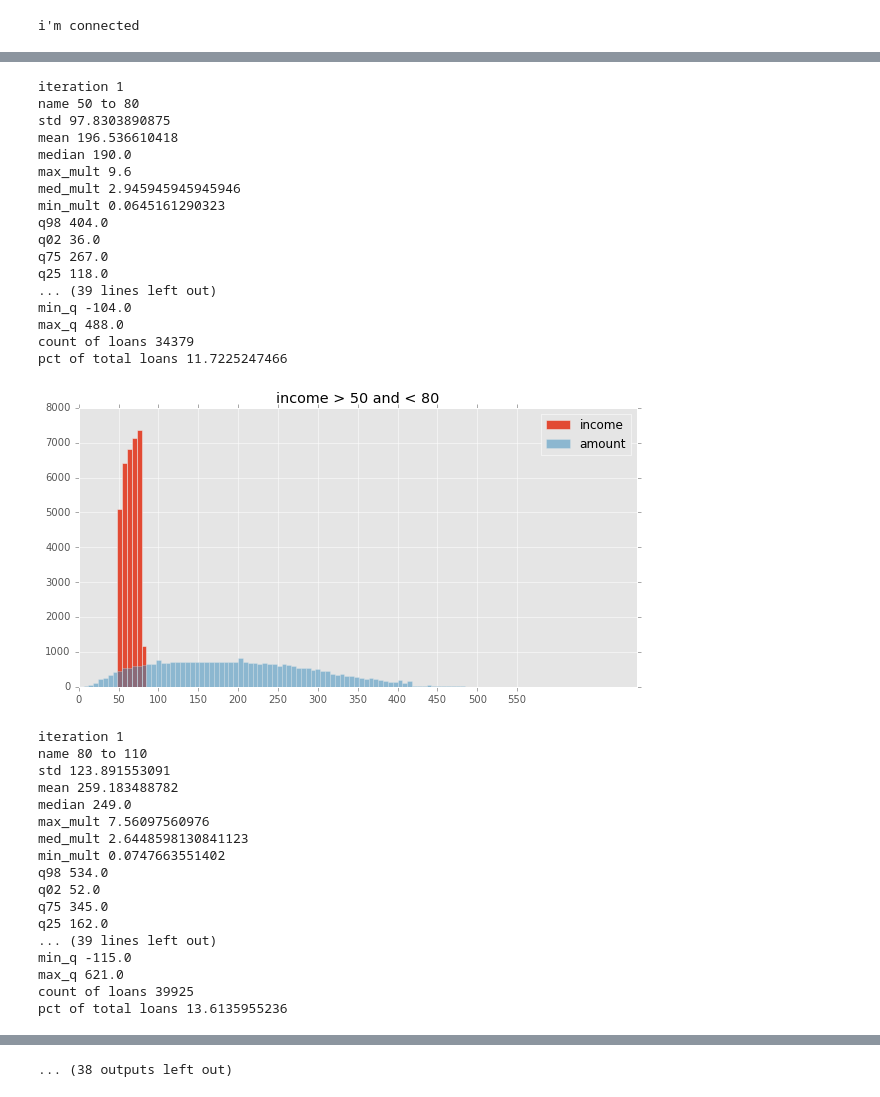
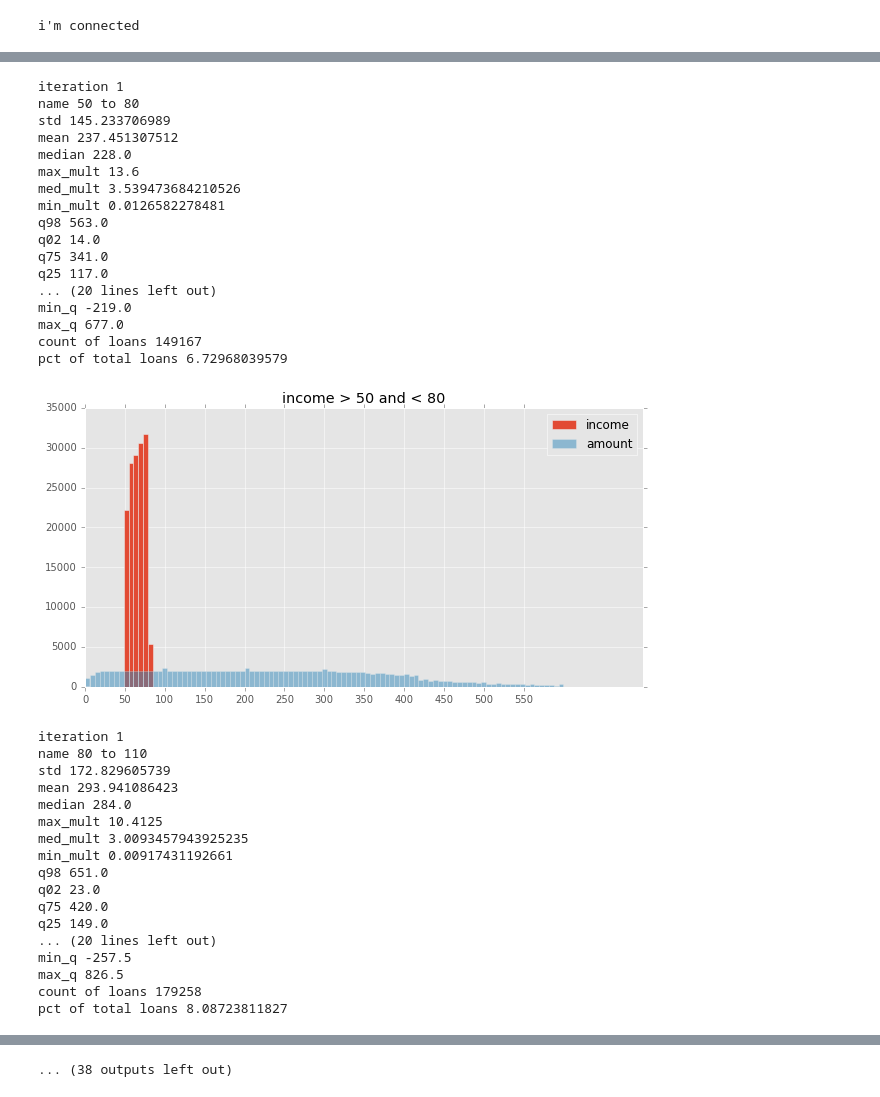
Before and after one commit to Kibrael/Edits, a Jupyter notebook: IQR cleaning viz.ipynb, the cells around one changed output, grey strips where cells are left out. Drawn from its saved outputs; the diff is of its cells as text; code cells hidden in the pictures.

```diff
--- a/IQR cleaning viz.ipynb
+++ b/IQR cleaning viz.ipynb
@@ -40,7 +40,7 @@ except psycopg2.Error as e: #if database connection results in an error print th
 i'm connected
 # %%
 #load single bank data as dataframe
-bank_df = pd.read_csv('dist_csvs/income_to_amount_dist__bank.csv')
+bank_df = pd.read_csv('dist_csvs/income_to_amount_dist_.csv')
 inc_df = bank_df.copy() # split income df out to sort values by income for graphing cumulative income percent
 #these data are for single family, conventional, owner occupied, first lien, home purchase loans at the national level
 #other analysis will be used for each loan product, lien status, geography, and other variables as appropriate
@@ -144,7 +144,6 @@ plt.show()
 bin_min = 0
 bin_max = 20
 bin_step = 30
-iqr_iter = 3
 pct_of_loans = OrderedDict({})
 first = True
 while bin_max < 750:#bank_df.income.max():
@@ -170,8 +169,9 @@ while bin_max < 750:#bank_df.income.max():
 
     #iterate over dataframe bin to remove outliers using IQR * 1.5
     count=1
-    while count <= iqr_iter:
+    while True:
         #remove outliers
+        start_max_q = bin_stats['max_q']
         graph_bin = graph_bin[(graph_bin.amount > bin_stats['min_q']) & (graph_bin.amount < bin_stats['max_q'])]
         print('\n\niteration {num}'.format(num=count))
         #reset bin stats to reflect IQR cutoffs
@@ -192,6 +192,9 @@ while bin_max < 750:#bank_df.income.max():
         count+=1
         for key, value in bin_stats.items(): #print descriptive stats
             print(key,value)
+
+        if start_max_q == bin_stats['max_q']:
+            break
 
     if first:
         first=False
@@ -225,7 +228,7 @@ while bin_max < 750:#bank_df.income.max():
 path = 'linked_dist_stats/'
 if not os.path.exists(path):
     os.makedirs(path)
-bin_df.to_csv(path+'{iqr_iter}IQR.csv'.format(iqr_iter=iqr_iter))
+bin_df.to_csv(path+'{count}IQR_all.csv'.format(count=count))
 # %% [output]
 iteration 1
 name 0 to 20
@@ -266,35 +269,35 @@ pct of total loans 7.42789141858
 iteration 1
 name 50 to 80
-std 97.8303890875
-mean 196.536610418
-median 190.0
-max_mult 9.6
-med_mult 2.945945945945946
-min_mult 0.0645161290323
-q98 404.0
-q02 36.0
-q75 267.0
-q25 118.0
-... (39 lines left out)
-min_q -104.0
-max_q 488.0
-count of loans 34379
-pct of total loans 11.7225247466
+std 145.233706989
+mean 237.451307512
+median 228.0
+max_mult 13.6
+med_mult 3.539473684210526
+min_mult 0.0126582278481
+q98 563.0
+q02 14.0
+q75 341.0
+q25 117.0
+... (20 lines left out)
+min_q -219.0
+max_q 677.0
+count of loans 149167
+pct of total loans 6.72968039579
-[figure, old version]
+[figure, new version]
 iteration 1
 name 80 to 110
-std 123.891553091
-mean 259.183488782
-median 249.0
-max_mult 7.56097560976
-med_mult 2.6448598130841123
-min_mult 0.0747663551402
-q98 534.0
-q02 52.0
-q75 345.0
-q25 162.0
-... (39 lines left out)
-min_q -115.0
-max_q 621.0
-count of loans 39925
-pct of total loans 13.6135955236
+std 172.829605739
+mean 293.941086423
+median 284.0
+max_mult 10.4125
+med_mult 3.0093457943925235
+min_mult 0.00917431192661
+q98 651.0
+q02 23.0
+q75 420.0
+q25 149.0
+... (20 lines left out)
+min_q -257.5
+max_q 826.5
+count of loans 179258
+pct of total loans 8.08723811827
```
Also changed, not shown: parts of 6 cells of this notebook, 2 other files.
